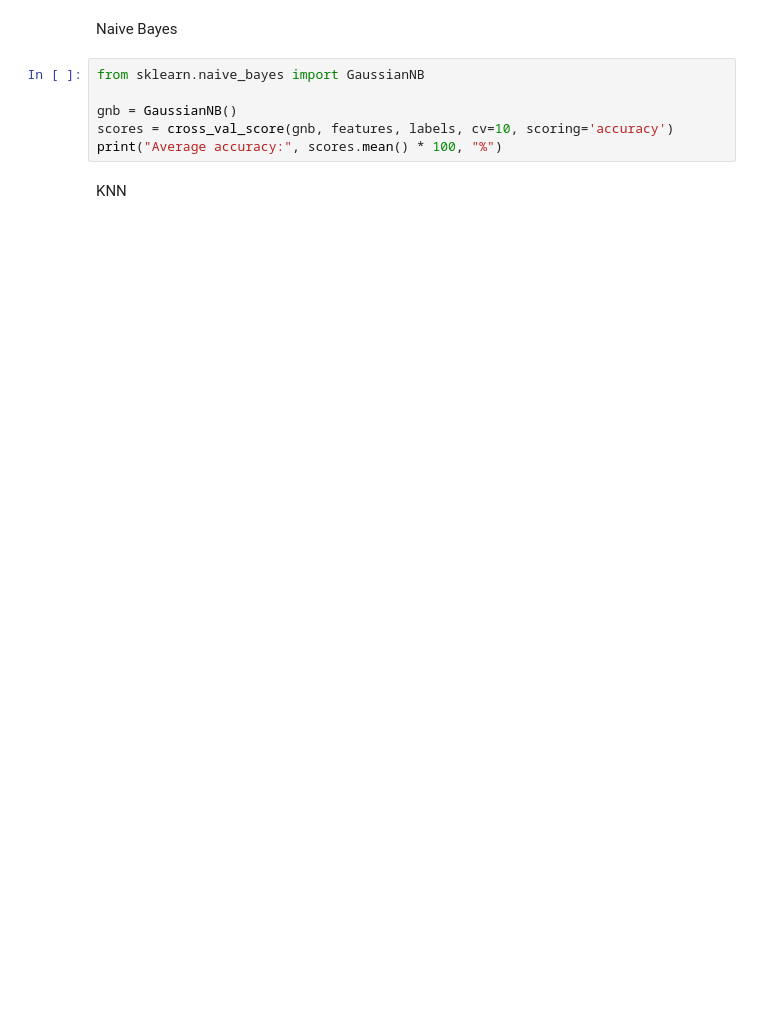
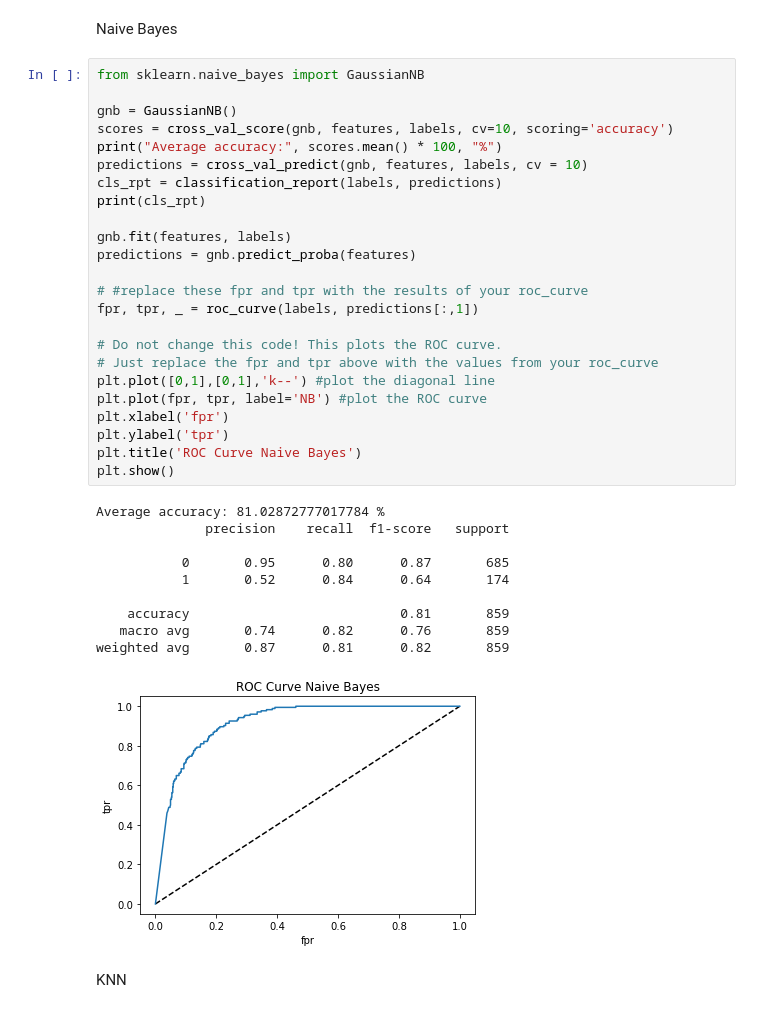
Before and after one commit to ashv1nr/cfb-top-25-predictor, a Jupyter notebook: cs363mProject.ipynb, the cells around one changed output. Cells and saved outputs as stored; diff of their text form; blank space fills up the shorter version.

```diff
--- a/cs363mProject.ipynb
+++ b/cs363mProject.ipynb
@@ -396,11 +426,40 @@ print(cls_rpt)
 # %% [markdown]
 Naive Bayes
-# %%
-from sklearn.naive_bayes import GaussianNB
-
-gnb = GaussianNB()
-scores = cross_val_score(gnb, features, labels, cv=10, scoring='accuracy')
-print("Average accuracy:", scores.mean() * 100, "%")
+# %%
+from sklearn.naive_bayes import GaussianNB
+
+gnb = GaussianNB()
+scores = cross_val_score(gnb, features, labels, cv=10, scoring='accuracy')
+print("Average accuracy:", scores.mean() * 100, "%")
+predictions = cross_val_predict(gnb, features, labels, cv = 10)
+cls_rpt = classification_report(labels, predictions)
+print(cls_rpt)
+
+gnb.fit(features, labels)
+predictions = gnb.predict_proba(features)
+
+# #replace these fpr and tpr with the results of your roc_curve
+fpr, tpr, _ = roc_curve(labels, predictions[:,1])
+
+# Do not change this code! This plots the ROC curve.
+# Just replace the fpr and tpr above with the values from your roc_curve
+plt.plot([0,1],[0,1],'k--') #plot the diagonal line
+plt.plot(fpr, tpr, label='NB') #plot the ROC curve
+plt.xlabel('fpr')
+plt.ylabel('tpr')
+plt.title('ROC Curve Naive Bayes')
+plt.show()
+# %% [output]
+Average accuracy: 81.02872777017784 %
+              precision    recall  f1-score   support
+
+           0       0.95      0.80      0.87       685
+           1       0.52      0.84      0.64       174
+
+    accuracy                           0.81       859
+   macro avg       0.74      0.82      0.76       859
+weighted avg       0.87      0.81      0.82       859
+[figure, added]
 # %% [markdown]
 KNN
 # %%
```
Also changed, not shown: parts of 18 cells of this notebook.
